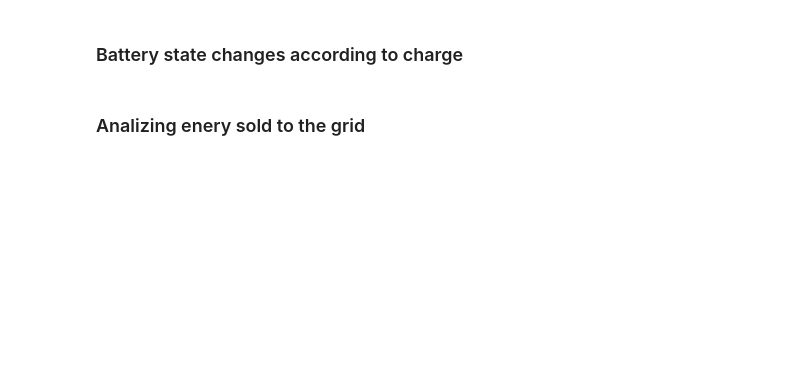
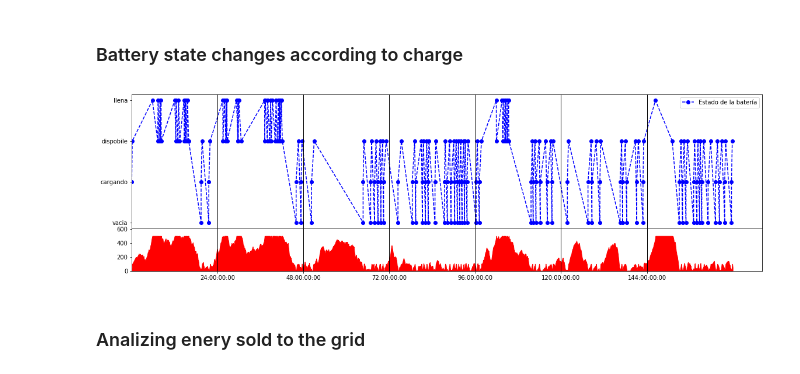
Before and after one commit to aumfurer/devs-smart-grid, a Jupyter notebook: Notebooks/DEVSOutputAnalysis.ipynb, the cells around one changed output. Saved outputs shown, nothing was run; the diff lists cells and outputs as text; code cells hidden in the pictures; blank space fills up the shorter version.

```diff
--- a/Notebooks/DEVSOutputAnalysis.ipynb
+++ b/Notebooks/DEVSOutputAnalysis.ipynb
@@ -42,7 +43,7 @@ It is assumed the the output being parsed was generated with the following top m
 - **controlBatteryState**: Battery state changes.
 - **controlBatteryDemand**: Power demanded from the controller to the battery.
 # %%
-outputFile = open('../simulation/src/out/realData', 'r')
+outputFile = open('../simulation/src/out/solarAndWind1Week', 'r')
 
 parsedOutput = []
 for line in outputFile:
@@ -50,7 +51,7 @@ for line in outputFile:
     line = line[:-1]
     # Split by spaces
     splittedLine = line.split(' ')
-    # Drop excedent emoty read parts
+    # Drop excedent emoty read par`bts
     splittedLine = [readPart for readPart in splittedLine if readPart != '']
     parsedOutput.append(splittedLine)
 # %%
@@ -75,4 +82,5 @@ columnMappers = {
     'time': DEVSTimeToMinutes,
     'charge': float
 }
-chargeChanges = pd.read_csv('/tmp/batteryChargeChanges', sep=';', usecols=[1,2], names=['time', 'charge'], converters=columnMappers)
+chargeChanges = pd.read_csv('../simulation/src/out/batteryChargeChanges_solarAndWind1Week',\
+            sep=';', usecols=[1,2], names=['time', 'charge'], converters=columnMappers)
@@ -110,32 +130,43 @@ plt.show()
 # %%
 SIMULATION_DAYS = 7
 fig, ax = plt.subplots(nrows=2, sharex=True, figsize = (15,10))
 
 ax[0].plot(batteryState.time, batteryState.value, '--bo', label='Estado de la batería')
 
 for day in range(SIMULATION_DAYS-1):
     ax[0].axvline(x=24*60*(day+1), color='black', linewidth=1)
     ax[1].axvline(x=24*60*(day+1), color='black', linewidth=1)
 
 ax[0].set_xlim(left=0)
 ax[0].xaxis.set_major_formatter(ticker.FuncFormatter(format_date))
 ax[0].set_position(matplotlib.transforms.Bbox.from_bounds(0,0,1,.32))
 ax[0].set_xticks(np.arange(daysToHours(1),daysToHours(SIMULATION_DAYS), daysToHours(1)))
 
+ax[0].set_yticks([0,1,2,3])
+yAxisMap = {
+    0: 'vacia',
+    1: 'cargando',
+    2: 'dispobile',
+    3: 'llena'
+}
+
+ax[0].yaxis.set_major_formatter(ticker.FuncFormatter(lambda aValue, tickPos: yAxisMap[aValue]))
+
 ax[0].legend()
 
-import matplotlib
 # set the position of ax2 so that it is short (y2=0.32) but otherwise the same size as ax
 ax[1].set_position(matplotlib.transforms.Bbox.from_bounds(0,-.101,1,.10))
 ax[1].fill_between(chargeChanges.time, chargeChanges.charge, color='r', label='Carga')
 ax[1].spines['top'].set_visible(False)
-ax[1].yaxis.set_visible(False)
-ax[1].set_ylim(top=600)
+ax[1].yaxis.set_visible(True)
+ax[1].set_ylim(bottom=0,top=600)
 
 
 # plt.tight_layout()
 plt.ion()
 plt.show()
+# %% [output]
+[figure, added]
 # %% [markdown]
 ### Analizing enery sold to the grid
 # %%
```
Also changed, not shown: parts of 6 cells of this notebook.
